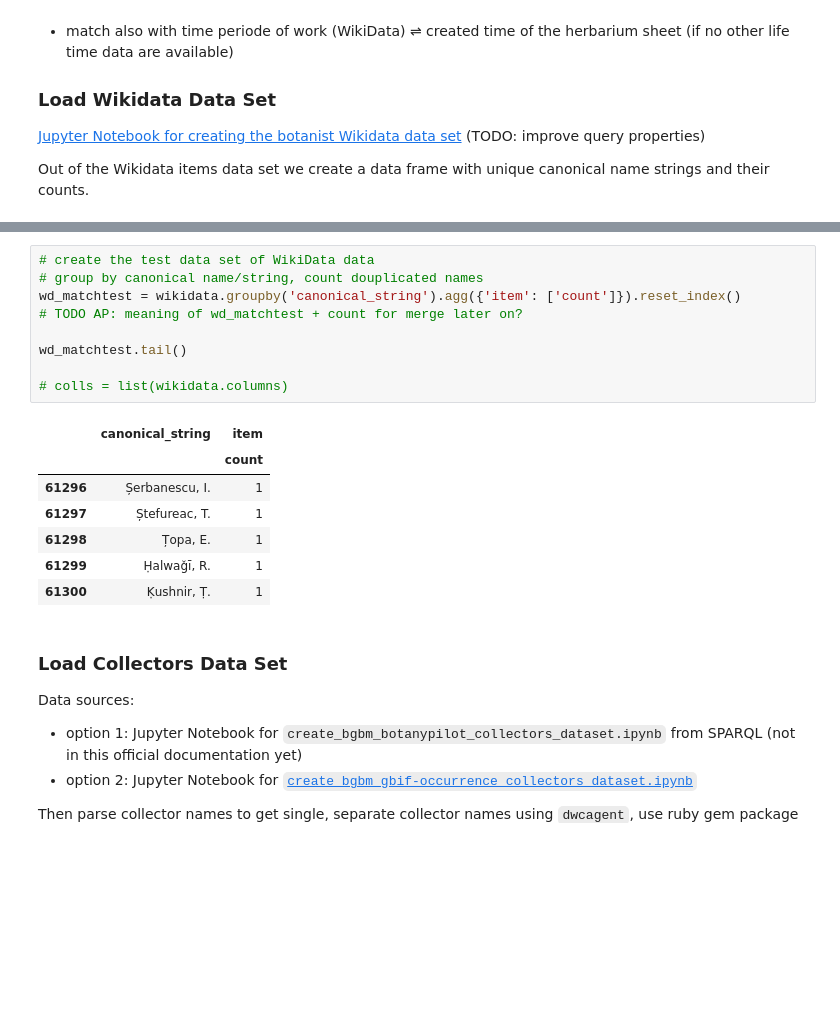
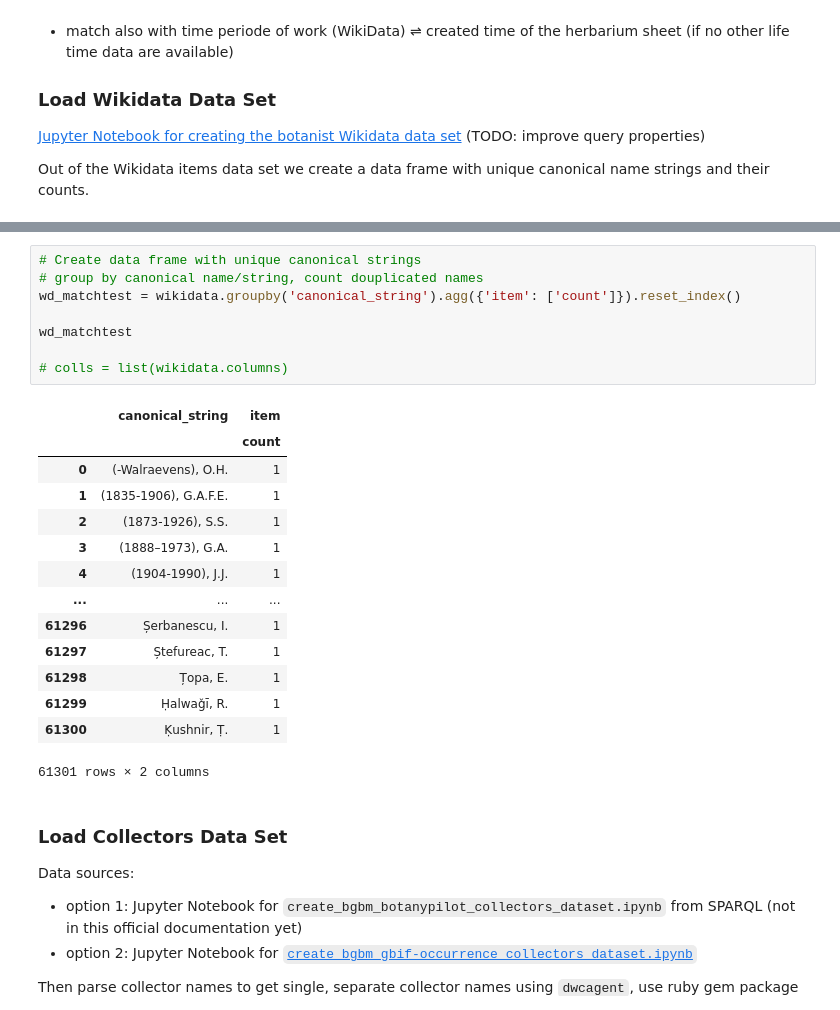
Before and after one commit to infinite-dao/collector-matching, a Jupyter notebook: match_names_BGBM-dwcagent-parsed_vs_WikiData.ipynb, the cells around one changed output, grey strips where cells are left out. Drawn from its saved outputs; the diff is of its cells as text; blank space fills up the shorter version.

```diff
--- a/match_names_BGBM-dwcagent-parsed_vs_WikiData.ipynb
+++ b/match_names_BGBM-dwcagent-parsed_vs_WikiData.ipynb
@@ -26,22 +26,28 @@ wikidata.head()
 | 3 | http://www.wikidata.org/entity/Q6... | Johann Friedrich Klotzsch | Klotzsch | J.F. | Klotzsch, J.F. | NaN | 20426762 | 0000 0001 1749 2732 | 135.0 | 4855-1 | ... |
 | 4 | http://www.wikidata.org/entity/Q6... | Franz Anton Menge | Menge | F.A. | Menge, F.A. | NaN | 59847236 | 0000 0001 1653 0899 | 73782.0 | 23266-1 | ... |
 # %%
-# create the test data set of WikiData data
+# Create data frame with unique canonical strings
 # group by canonical name/string, count douplicated names
 wd_matchtest = wikidata.groupby('canonical_string').agg({'item': ['count']}).reset_index()
-# TODO AP: meaning of wd_matchtest + count for merge later on?
 
-wd_matchtest.tail()
+wd_matchtest
 
 # colls = list(wikidata.columns)
 # %% [output]
 |  | canonical_string | item |
 |  |  | count |
+| 0 | (-Walraevens), O.H. | 1 |
+| 1 | (1835-1906), G.A.F.E. | 1 |
+| 2 | (1873-1926), S.S. | 1 |
+| 3 | (1888–1973), G.A. | 1 |
+| 4 | (1904-1990), J.J. | 1 |
+| ... | ... | ... |
 | 61296 | Șerbanescu, I. | 1 |
 | 61297 | Ștefureac, T. | 1 |
 | 61298 | Țopa, E. | 1 |
 | 61299 | Ḥalwaǧī, R. | 1 |
 | 61300 | Ḳushnir, Ṭ. | 1 |
+61301 rows × 2 columns
 # %% [markdown]
 ### Load Collectors Data Set
 
```
Also changed, not shown: parts of 21 cells of this notebook, 6 other files.
